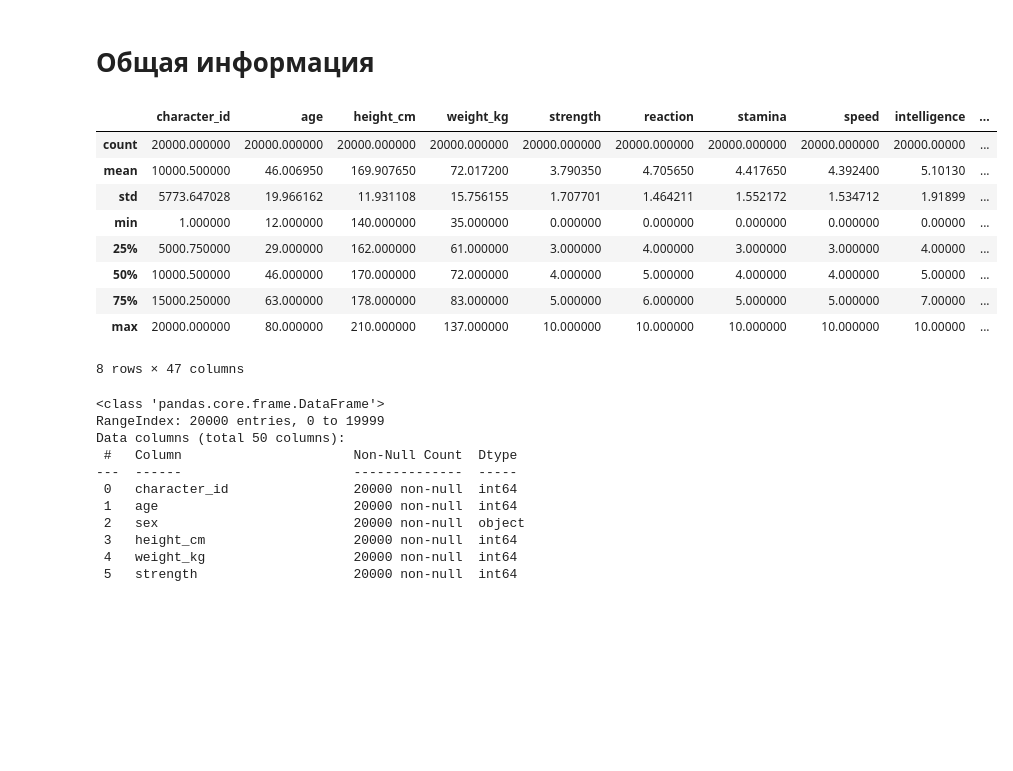
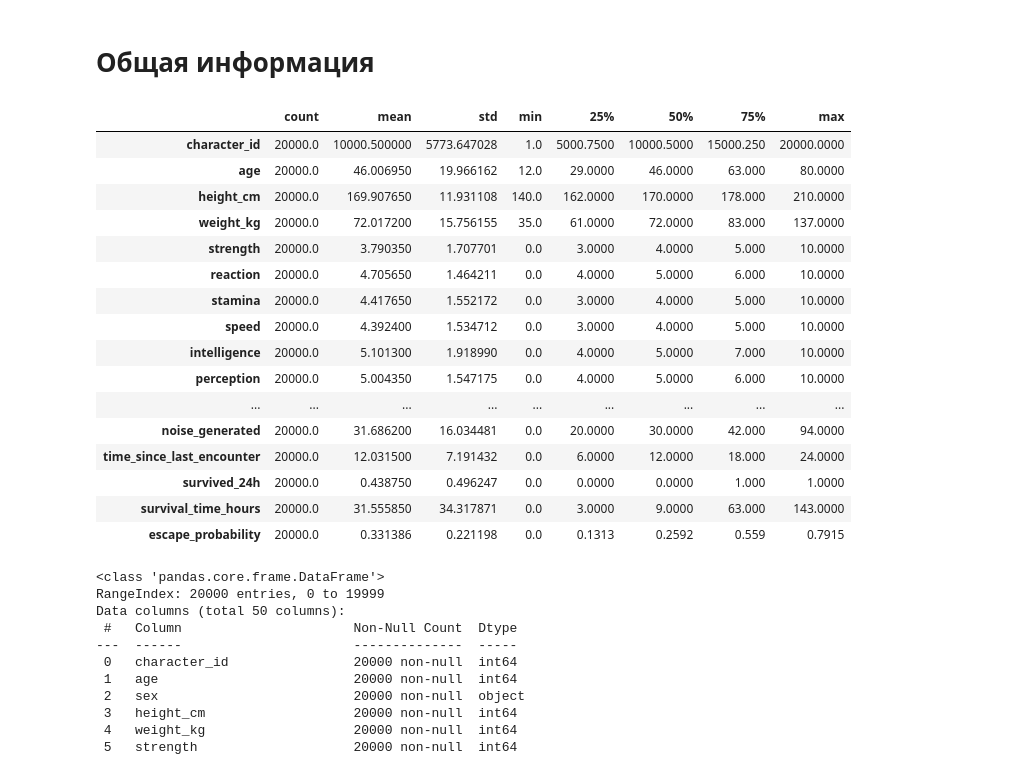
Before and after one commit to ZimBazo/BackroomsML, a Jupyter notebook: notebooks/1_EDA.ipynb, the cells around one changed output. Drawn from its saved outputs; the diff is of its cells as text; code cells hidden in the pictures; blank space fills up the shorter version.

```diff
--- a/notebooks/1_EDA.ipynb
+++ b/notebooks/1_EDA.ipynb
@@ -23,18 +35,25 @@ df = pd.read_csv('../data/raw/backrooms_survival_v4.csv')
 # %% [markdown]
 # Общая информация
 # %%
-df.describe()
+df.describe().T
 # %% [output]
-|  | character_id | age | height_cm | weight_kg | strength | reaction | stamina | speed | intelligence | ... |
-| count | 20000.000000 | 20000.000000 | 20000.000000 | 20000.000000 | 20000.000000 | 20000.000000 | 20000.000000 | 20000.000000 | 20000.00000 | ... |
-| mean | 10000.500000 | 46.006950 | 169.907650 | 72.017200 | 3.790350 | 4.705650 | 4.417650 | 4.392400 | 5.10130 | ... |
-| std | 5773.647028 | 19.966162 | 11.931108 | 15.756155 | 1.707701 | 1.464211 | 1.552172 | 1.534712 | 1.91899 | ... |
-| min | 1.000000 | 12.000000 | 140.000000 | 35.000000 | 0.000000 | 0.000000 | 0.000000 | 0.000000 | 0.00000 | ... |
-| 25% | 5000.750000 | 29.000000 | 162.000000 | 61.000000 | 3.000000 | 4.000000 | 3.000000 | 3.000000 | 4.00000 | ... |
-| 50% | 10000.500000 | 46.000000 | 170.000000 | 72.000000 | 4.000000 | 5.000000 | 4.000000 | 4.000000 | 5.00000 | ... |
-| 75% | 15000.250000 | 63.000000 | 178.000000 | 83.000000 | 5.000000 | 6.000000 | 5.000000 | 5.000000 | 7.00000 | ... |
-| max | 20000.000000 | 80.000000 | 210.000000 | 137.000000 | 10.000000 | 10.000000 | 10.000000 | 10.000000 | 10.00000 | ... |
+|  | count | mean | std | min | 25% | 50% | 75% | max |
+| character_id | 20000.0 | 10000.500000 | 5773.647028 | 1.0 | 5000.7500 | 10000.5000 | 15000.250 | 20000.0000 |
+| age | 20000.0 | 46.006950 | 19.966162 | 12.0 | 29.0000 | 46.0000 | 63.000 | 80.0000 |
+| height_cm | 20000.0 | 169.907650 | 11.931108 | 140.0 | 162.0000 | 170.0000 | 178.000 | 210.0000 |
+| weight_kg | 20000.0 | 72.017200 | 15.756155 | 35.0 | 61.0000 | 72.0000 | 83.000 | 137.0000 |
+| strength | 20000.0 | 3.790350 | 1.707701 | 0.0 | 3.0000 | 4.0000 | 5.000 | 10.0000 |
+| reaction | 20000.0 | 4.705650 | 1.464211 | 0.0 | 4.0000 | 5.0000 | 6.000 | 10.0000 |
+| stamina | 20000.0 | 4.417650 | 1.552172 | 0.0 | 3.0000 | 4.0000 | 5.000 | 10.0000 |
+| speed | 20000.0 | 4.392400 | 1.534712 | 0.0 | 3.0000 | 4.0000 | 5.000 | 10.0000 |
+| intelligence | 20000.0 | 5.101300 | 1.918990 | 0.0 | 4.0000 | 5.0000 | 7.000 | 10.0000 |
+| perception | 20000.0 | 5.004350 | 1.547175 | 0.0 | 4.0000 | 5.0000 | 6.000 | 10.0000 |
+| ... | ... | ... | ... | ... | ... | ... | ... | ... |
+| noise_generated | 20000.0 | 31.686200 | 16.034481 | 0.0 | 20.0000 | 30.0000 | 42.000 | 94.0000 |
+| time_since_last_encounter | 20000.0 | 12.031500 | 7.191432 | 0.0 | 6.0000 | 12.0000 | 18.000 | 24.0000 |
+| survived_24h | 20000.0 | 0.438750 | 0.496247 | 0.0 | 0.0000 | 0.0000 | 1.000 | 1.0000 |
+| survival_time_hours | 20000.0 | 31.555850 | 34.317871 | 0.0 | 3.0000 | 9.0000 | 63.000 | 143.0000 |
+| escape_probability | 20000.0 | 0.331386 | 0.221198 | 0.0 | 0.1313 | 0.2592 | 0.559 | 0.7915 |
-8 rows × 47 columns
 # %%
 df.info()
 # %% [output]
```
Also changed, not shown: parts of 1 cell of this notebook, 4 other files.
